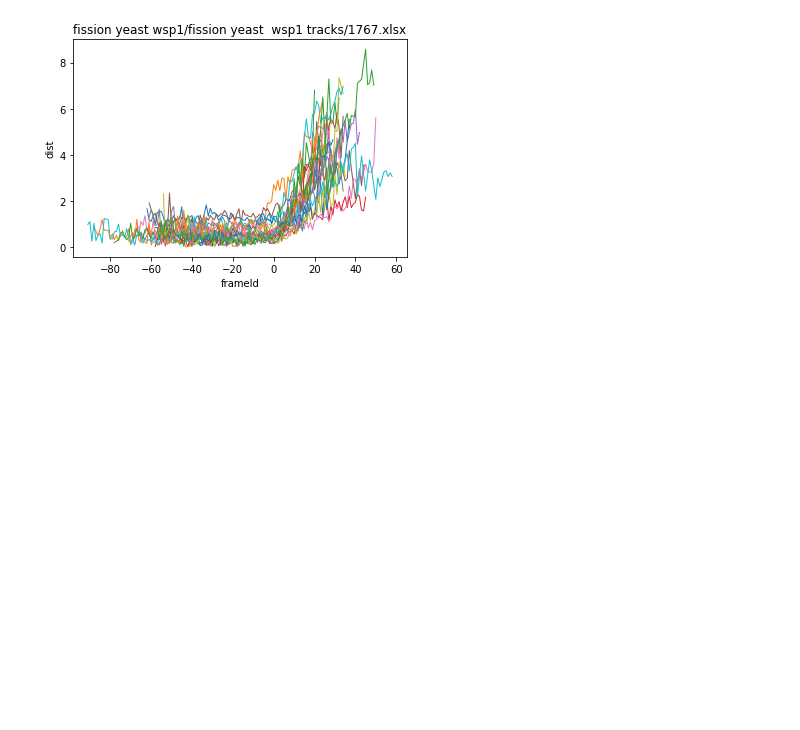
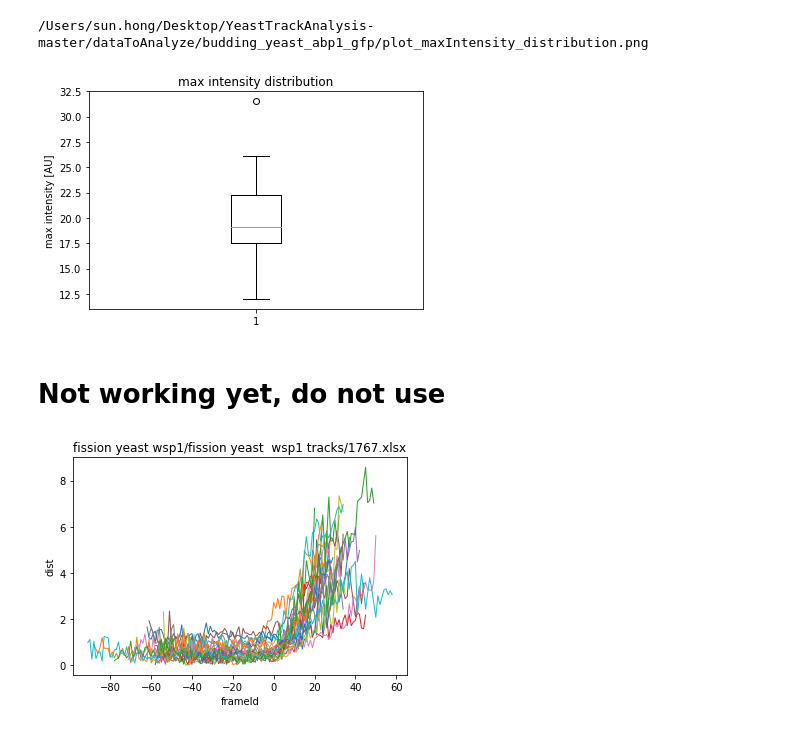
Before and after one commit to elifesciences-publications/YeastTrackAnalysis, a Jupyter notebook: analysis_multiTrack_listOfFiles.ipynb, the cells around one changed output. Cells and saved outputs as stored; diff of their text form; code cells hidden in the pictures; blank space fills up the shorter version.

```diff
--- a/analysis_multiTrack_listOfFiles.ipynb
+++ b/analysis_multiTrack_listOfFiles.ipynb
@@ -113,3 +117,15 @@ plt.boxplot(maxIntensities)
+# %%
+plt.boxplot(maxIntensities)
+plt.title('max intensity distribution')
+plt.ylabel('max intensity [AU]')
+outputFigurePath= outputpath+"plot_maxIntensity_distribution.png"
+print(outputFigurePath)
+plt.savefig(outputFigurePath)
+# %% [output]
+/Users/sun.hong/Desktop/YeastTrackAnalysis-master/dataToAnalyze/budding_yeast_abp1_gfp/plot_maxIntensity_distribution.png
+[figure, added]
+# %% [markdown]
+# Not working yet, do not use
 # %%
 for filename in filenames:
 
```
Also changed, not shown: parts of 10 cells of this notebook.
